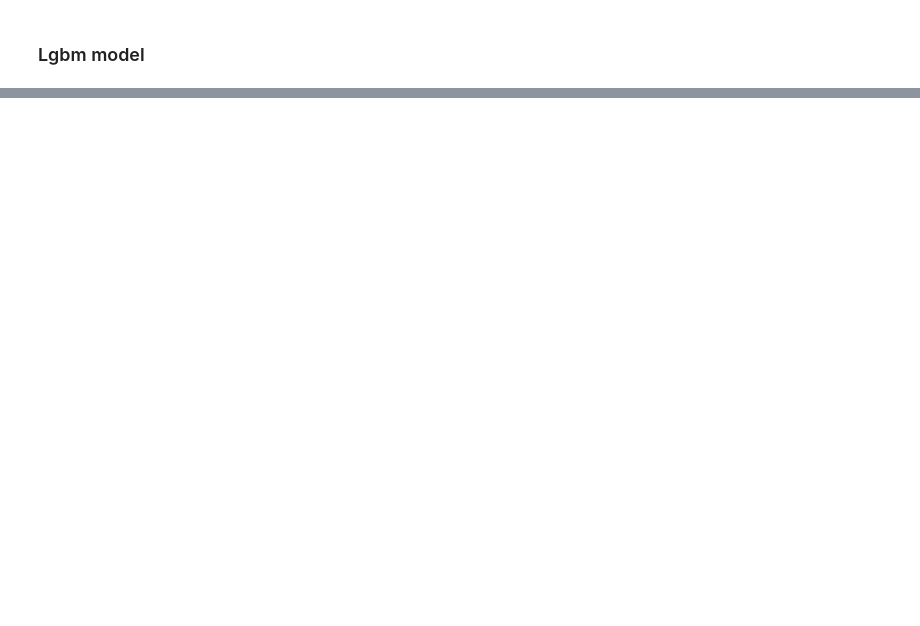
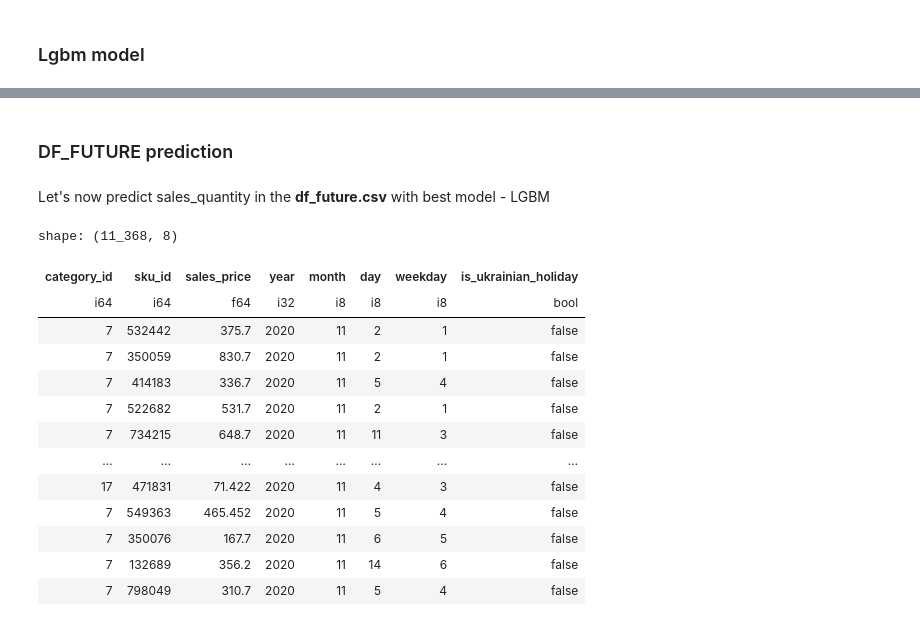
Before and after one commit to lezhocheck/sales-prediction, a Jupyter notebook: notebooks/predict.ipynb, the cells around one changed output, grey strips where cells are left out. Saved outputs shown, nothing was run; the diff lists cells and outputs as text; code cells hidden in the pictures; blank space fills up the shorter version.

```diff
--- a/notebooks/predict.ipynb
+++ b/notebooks/predict.ipynb
@@ -198,0 +241,29 @@ Model already trained. Skipping...
+# %% [markdown]
+### DF_FUTURE prediction
+# %% [markdown]
+Let's now predict sales_quantity in the **df_future.csv** with best model - LGBM
+# %%
+df_future_gen = DatasetGenerator(
+    '../data/df_future.csv',
+    generate_lags=False,
+    remove_nulls=False,
+    generate_clusters=False,
+    generate_sma=False
+)
+X_df_future, _ = df_future_gen.get_full_train_data()
+X_df_future
+# %% [output]
+shape: (11_368, 8)
+| category_id | sku_id | sales_price | year | month | day | weekday | is_ukrainian_holiday |
+| i64 | i64 | f64 | i32 | i8 | i8 | i8 | bool |
+| 7 | 532442 | 375.7 | 2020 | 11 | 2 | 1 | false |
+| 7 | 350059 | 830.7 | 2020 | 11 | 2 | 1 | false |
+| 7 | 414183 | 336.7 | 2020 | 11 | 5 | 4 | false |
+| 7 | 522682 | 531.7 | 2020 | 11 | 2 | 1 | false |
+| 7 | 734215 | 648.7 | 2020 | 11 | 11 | 3 | false |
+| … | … | … | … | … | … | … | … |
+| 17 | 471831 | 71.422 | 2020 | 11 | 4 | 3 | false |
+| 7 | 549363 | 465.452 | 2020 | 11 | 5 | 4 | false |
+| 7 | 350076 | 167.7 | 2020 | 11 | 6 | 5 | false |
+| 7 | 132689 | 356.2 | 2020 | 11 | 14 | 6 | false |
+| 7 | 798049 | 310.7 | 2020 | 11 | 5 | 4 | false |
```
Also changed, not shown: parts of 29 cells of this notebook, 4 other files.
